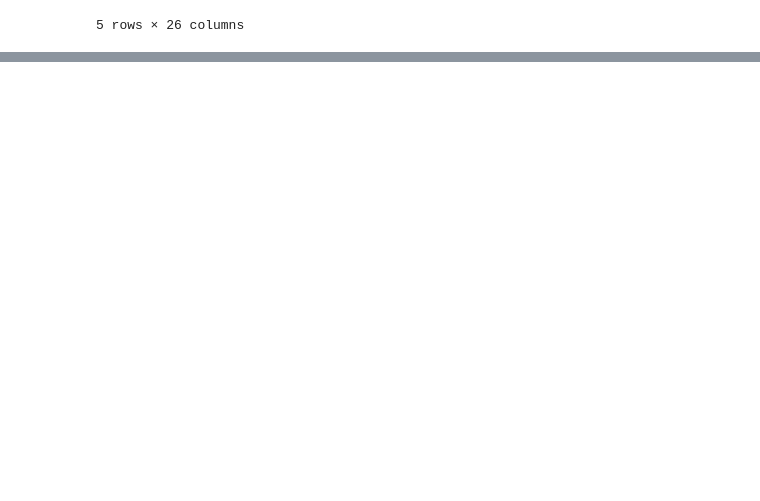
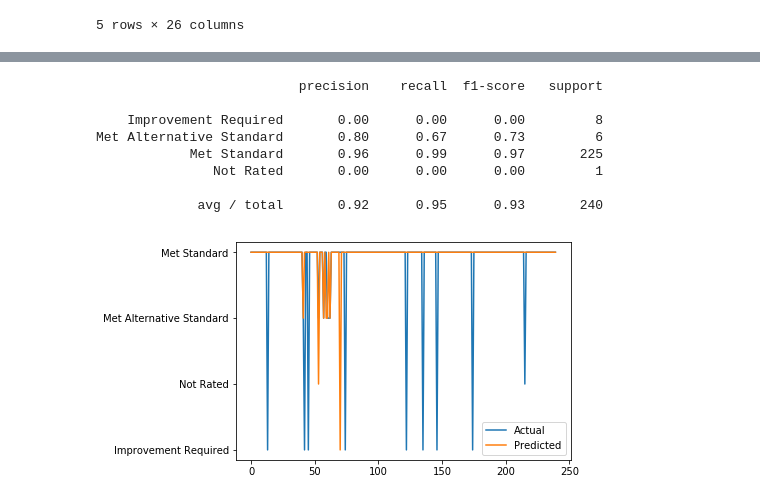
Before and after one commit to bwright96/darwin-sdk, a Jupyter notebook: sc_proj/Test.ipynb, the cells around one changed output, grey strips where cells are left out. Cells and saved outputs as stored; diff of their text form; code cells hidden in the pictures; blank space fills up the shorter version.

Commit message:
Added train/test code

```diff
--- a/sc_proj/Test.ipynb
+++ b/sc_proj/Test.ipynb
@@ -54,0 +118,4 @@ df[len(df)//5:].to_csv('train_data.csv')
+# %%
+status, artifact = ds.run_model(TRAIN_DATASET, model)
+sleep(1)
+ds.wait_for_job(artifact['job_name'])
@@ -54,0 +126,3 @@ df[len(df)//5:].to_csv('train_data.csv')
+# %%
+status, prediction = ds.download_artifact(artifact['artifact_name'])
+prediction.head()
@@ -54,0 +136,13 @@ df[len(df)//5:].to_csv('train_data.csv')
+# %%
+unq = prediction[target].unique()[::-1]
+p = np.zeros((len(prediction),))
+a = np.zeros((len(prediction),))
+for i,q in enumerate(unq):
+    p += i*(prediction[target] == q).values
+    a += i*(df[target] == q).values
+#Plot predictions vs actual
+plt.plot(a)
+plt.plot(p)
+plt.legend(['Actual','Predicted'])
+plt.yticks([i for i in range(len(unq))],[q for q in unq]);
+print(classification_report(df[target], prediction[target]))
@@ -54,0 +168,4 @@ df[len(df)//5:].to_csv('train_data.csv')
+# %%
+status, artifact = ds.run_model(TEST_DATASET, model)
+sleep(1)
+ds.wait_for_job(artifact['job_name'])
@@ -54,0 +175,26 @@ df[len(df)//5:].to_csv('train_data.csv')
+# %%
+# Create plots comparing predictions with actual target
+status, prediction = ds.download_artifact(artifact['artifact_name'])
+df = pd.read_csv(TEST_DATASET)
+unq = prediction[target].unique()[::-1]
+p = np.zeros((len(prediction),))
+a = np.zeros((len(prediction),))
+for i,q in enumerate(unq):
+    p += i*(prediction[target] == q).values
+    a += i*(df[target] == q).values
+#Plot predictions vs actual
+plt.plot(a)
+plt.plot(p)
+plt.legend(['Actual','Predicted'])
+plt.yticks([i for i in range(len(unq))],[q for q in unq]);
+print(classification_report(df[target], prediction[target]))
+# %% [output]
+                          precision    recall  f1-score   support
+
+    Improvement Required       0.00      0.00      0.00         8
+Met Alternative Standard       0.80      0.67      0.73         6
+            Met Standard       0.96      0.99      0.97       225
+               Not Rated       0.00      0.00      0.00         1
+
+             avg / total       0.92      0.95      0.93       240
+[figure, added]
```
Also changed, not shown: parts of 13 cells of this notebook.
